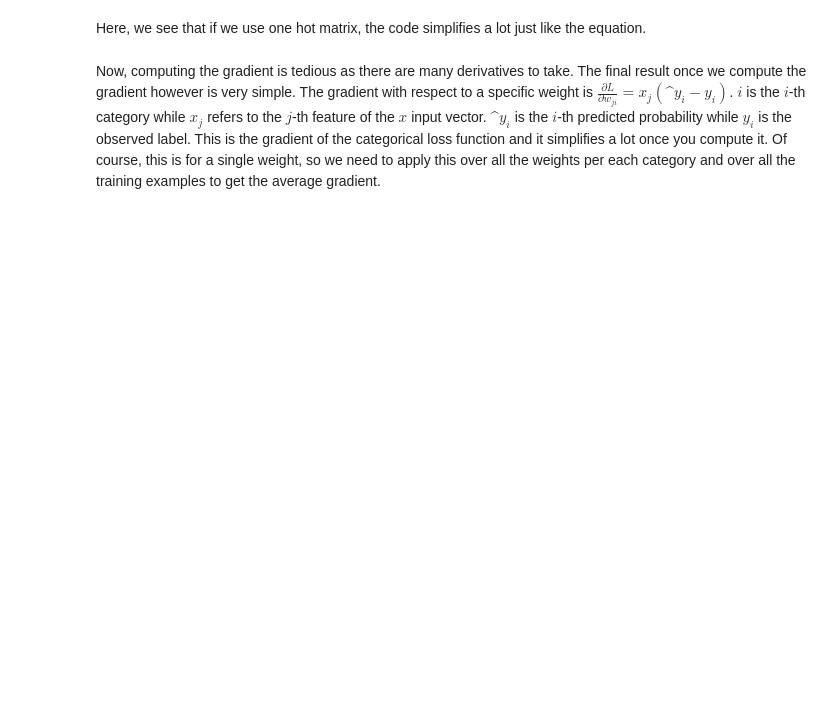
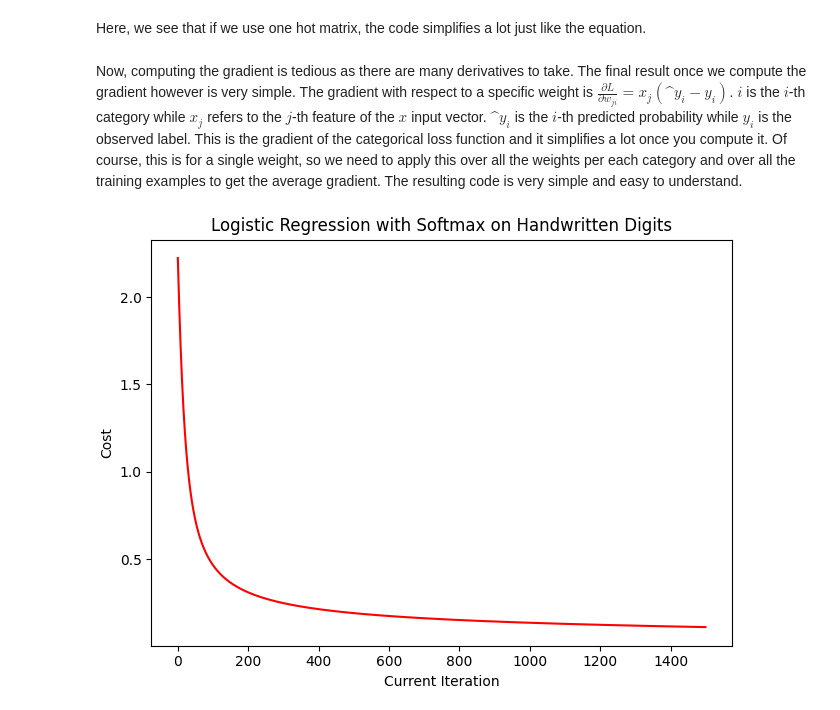
Before and after one commit to LoneCoder21/machine_learning, a Jupyter notebook: logistic_regression/multi_classification_with_softmax.ipynb, the cells around one changed output. Saved outputs shown, nothing was run; the diff lists cells and outputs as text; code cells hidden in the pictures; blank space fills up the shorter version.

Commit message:
computing the gradient of categorical cross entropy of softmax

```diff
--- a/logistic_regression/multi_classification_with_softmax.ipynb
+++ b/logistic_regression/multi_classification_with_softmax.ipynb
@@ -69,5 +98,5 @@ def add_bias_weight(data):
     data_bias = np.hstack([data, ones_feature])
     return data_bias
 
-data = add_bias_weight(data)
-print(data)
+X_train = add_bias_weight(X_train)
+print(X_train)
@@ -82,6 +119,7 @@ Prediction will now go through the softmax function. Remember that the predictio
 # %%
 def predict(w, x, epsilon=1e-15):
     prediction = np.matmul(x, w) # m k
-    prediction = np.clip(prediction, epsilon, 1 - epsilon) # clip to avoid overflow issues
-    return softmax(prediction) # pass it through a softmax
+    softmax_predict = softmax(prediction) # pass it through a softmax
+    prediction = np.clip(softmax_predict, epsilon, 1 - epsilon) # clip to avoid overflow issues
+    return prediction
 # %% [markdown]
@@ -100,6 +138,7 @@ $$
 The $1\left\{y^{(i)} == j\right\}$ is an indicator function where if $y^{(i)} == j$ then the expression becomes a $1$ or $0$ otherwise. Of course, we want to fully vectorize the cost function and the gradients for softmax. This is hard with the indicator function. Instead of using the indicator function we use a one hot encoded matrix $(O_{ij})$ to achieve the same output. We one hot the target labels to get the one hot matrix. Then, the new cost function simplifies to $$J(\mathbf{w},b) = -\frac{1}{m}  \sum_{i=1}^{m} \sum_{j=1}^{k}  O_{ij} \log \frac{e^{z^{(i)}_j}}{\sum_{p=1}^k e^{z^{(i)}_p} }$$
 # %%
 def onehot_matrix(a):
+    a = a.flatten()
     categories = np.unique(a).shape[0]
     return np.eye(categories)[a]
 # %% [markdown]
@@ -112,4 +151,4 @@ def log_loss_cost(w,x,y):
     overm = np.sum(overk, axis=1) # m
     return -np.mean(overm) # 1
 # %% [markdown]
-Now, computing the gradient is tedious as there are many derivatives to take. The final result once we compute the gradient however is very simple. The gradient with respect to a specific weight is $\frac{\partial L}{\partial w_{ji}} = x_j( \^{y_i} - y_i)$. $i$ is the $i$-th category while $x_j$ refers to the $j$-th feature of the $x$ input vector. $\^{y_i}$ is the $i$-th predicted probability while $y_i$ is the observed label. This is the gradient of the categorical loss function and it simplifies a lot once you compute it. Of course, this is for a single weight, so we need to apply this over all the weights per each category and over all the training examples to get the average gradient.
+Now, computing the gradient is tedious as there are many derivatives to take. The final result once we compute the gradient however is very simple. The gradient with respect to a specific weight is $\frac{\partial L}{\partial w_{ji}} = x_j( \^{y_i} - y_i)$. $i$ is the $i$-th category while $x_j$ refers to the $j$-th feature of the $x$ input vector. $\^{y_i}$ is the $i$-th predicted probability while $y_i$ is the observed label. This is the gradient of the categorical loss function and it simplifies a lot once you compute it. Of course, this is for a single weight, so we need to apply this over all the weights per each category and over all the training examples to get the average gradient. The resulting code is very simple and easy to understand.
@@ -119,3 +155,11 @@ def compute_gradients(w,x,y):
+# %%
+def compute_gradients(w,x,y):
+    m = x.shape[0] # number of training examples
+    onehot = onehot_matrix(y) # m k
+    softmax_prob = predict(w, x) # m k
+    diff = softmax_prob - onehot # m k
+    dw = np.matmul(x.T, diff) / m # n k
+    return dw
 # %%
 def show_cost_graph(costs, title, color):
     iterations = costs.shape[0]
@@ -133,24 +177,25 @@ def show_cost_graph(costs, title, color):
 # %%
 def gradient_descent(x, y, gradient_func, cost_func, learning_rate=0.01, max_iterations=1000):
     y = y.reshape((-1,1))
     m = x.shape[0] # number of training examples
     n = x.shape[1] # number of features
     k = np.unique(y).shape[0] # number of categories
 
     w = np.zeros((n,k)) # n by k weights
     # initialize model parameters to zeroes
 
     costs = np.empty(0)
 
     for i in range(max_iterations):
         dw = gradient_func(w,x,y)
-
         w -= learning_rate * dw
         # update the weights
 
         current_cost = cost_func(w,x,y)
         costs = np.append(costs, current_cost)
         # add to array for visualization
     return w, costs
-weights, costs = gradient_descent(data, target, compute_gradients, log_loss_cost, learning_rate=0.1, max_iterations=10000)
-show_cost_graph(costs, "Logistic Regression with Softmax on Handwritten Digits", "blue")
+weights, costs = gradient_descent(X_train, y_train, compute_gradients, log_loss_cost, learning_rate=0.4, max_iterations=1500)
+show_cost_graph(costs, "Logistic Regression with Softmax on Handwritten Digits", "red")
+# %% [output]
+[figure, added]
```
Also changed, not shown: parts of 7 cells of this notebook.
